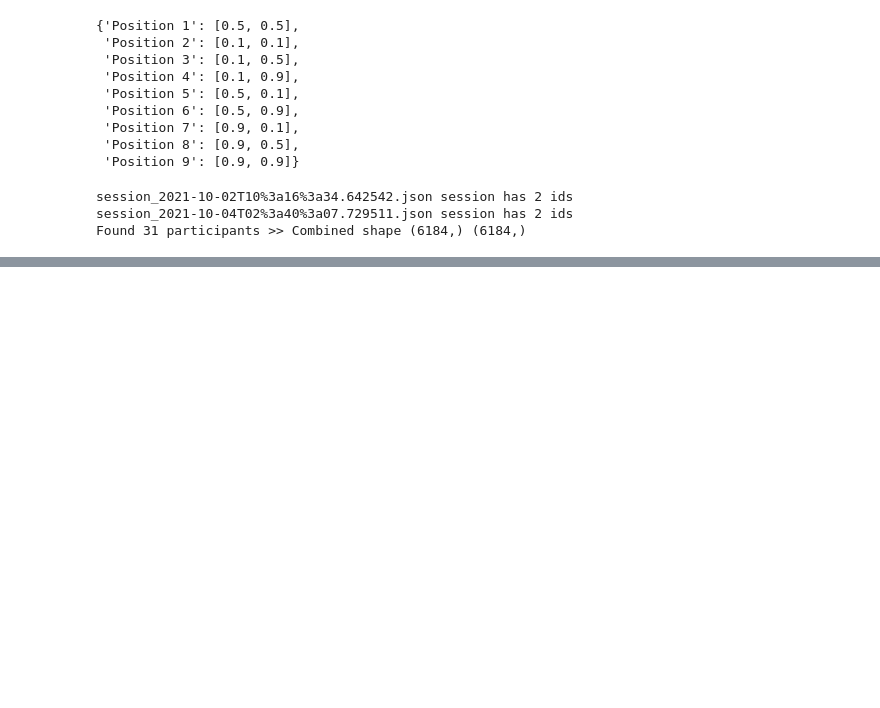
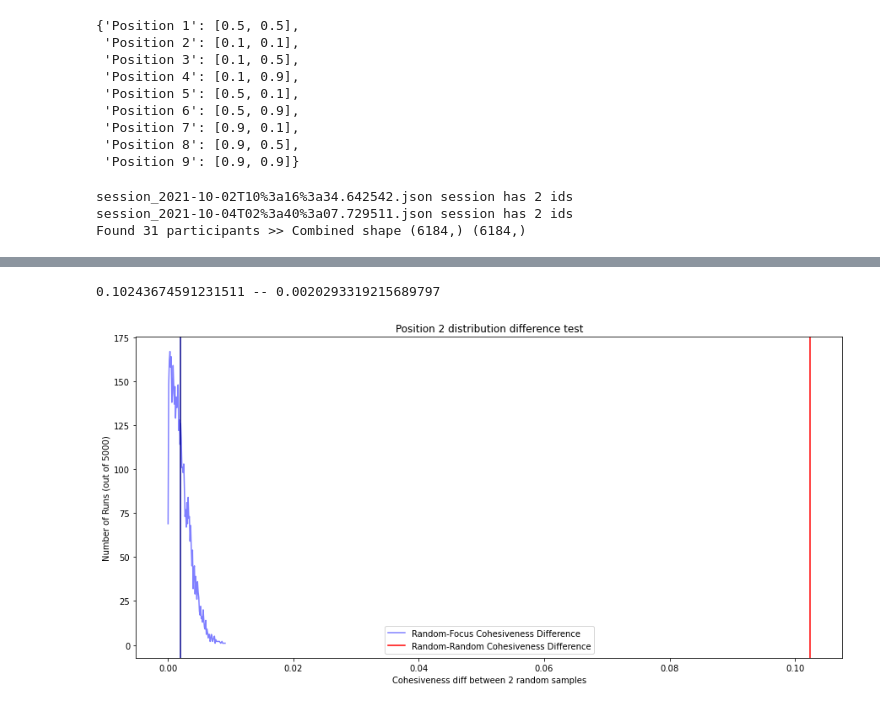
Before and after one commit to arnab-api/AttentionChecker--Student, a Jupyter notebook: Analysis/Real Data/RandomizationTests.ipynb, the cells around one changed output, grey strips where cells are left out. Saved outputs shown, nothing was run; the diff lists cells and outputs as text; code cells hidden in the pictures; blank space fills up the shorter version.

```diff
--- a/Analysis/Real Data/RandomizationTests.ipynb
+++ b/Analysis/Real Data/RandomizationTests.ipynb
@@ -223,9 +221,15 @@ def check_cohesiveness(xrr, yrr):
     return mean_dist
 # %%
 def merge_gaze_points(xrr1, yrr1, xrr2, yrr2):
-    xrr = np.concatenate(xrr1, xrr2)
-    yrr = np.concatenate(yrr1, yrr2)
+    xrr = np.concatenate((xrr1, xrr2))
+    yrr = np.concatenate((yrr1, yrr2))
 
-    order = np.random.shuffle(np.arrange(xrr.shape[0]))
+    order = np.arange(xrr.shape[0])
+    np.random.shuffle(order)
     ret_x = []
     ret_y = []
+    for o in order:
+        ret_x.append(xrr[o])
+        ret_y.append(yrr[o])
+
+    return np.array(ret_x), np.array(ret_y)
@@ -273,0 +346,30 @@ array([0, 1, 2, 3, 4, 5, 6, 7, 8, 9])
+# %%
+run_track = np.array(run_track)
+print(f"{diff_coh} -- {run_track.mean()}")
+# %% [output]
+0.10243674591231511 -- 0.0020293319215689797
+# %%
+freq = {}
+for val in np.round(run_track, 4):
+    if(val not in freq):
+        freq[val] = 0
+    freq[val] += 1
+
+x_vals = sorted(list(freq.keys()))
+y_vals = [freq[x] for x in x_vals]
+
+def set_box_color(bp, color):
+    for item in ['boxes', 'whiskers', 'fliers', 'medians', 'caps']:
+        plt.setp(bp[item], color=color)
+
+plt.rcParams["figure.figsize"] = (15, 7)
+plt.plot(x_vals, y_vals, color = 'blue', alpha = 0.5, label = "Random-Focus Cohesiveness Difference")
+plt.axvline(x=diff_coh, color = 'red', label = "Random-Random Cohesiveness Difference")
+plt.axvline(x=np.array(run_track).mean(), color = 'darkblue')
+plt.legend()
+plt.xlabel("Cohesiveness diff between 2 random samples")
+plt.ylabel(f"Number of Runs (out of {num_runs})")
+plt.title(f"{position} distribution difference test")
+plt.show()
+# %% [output]
+[figure, added]
```
Also changed, not shown: parts of 8 cells of this notebook.
